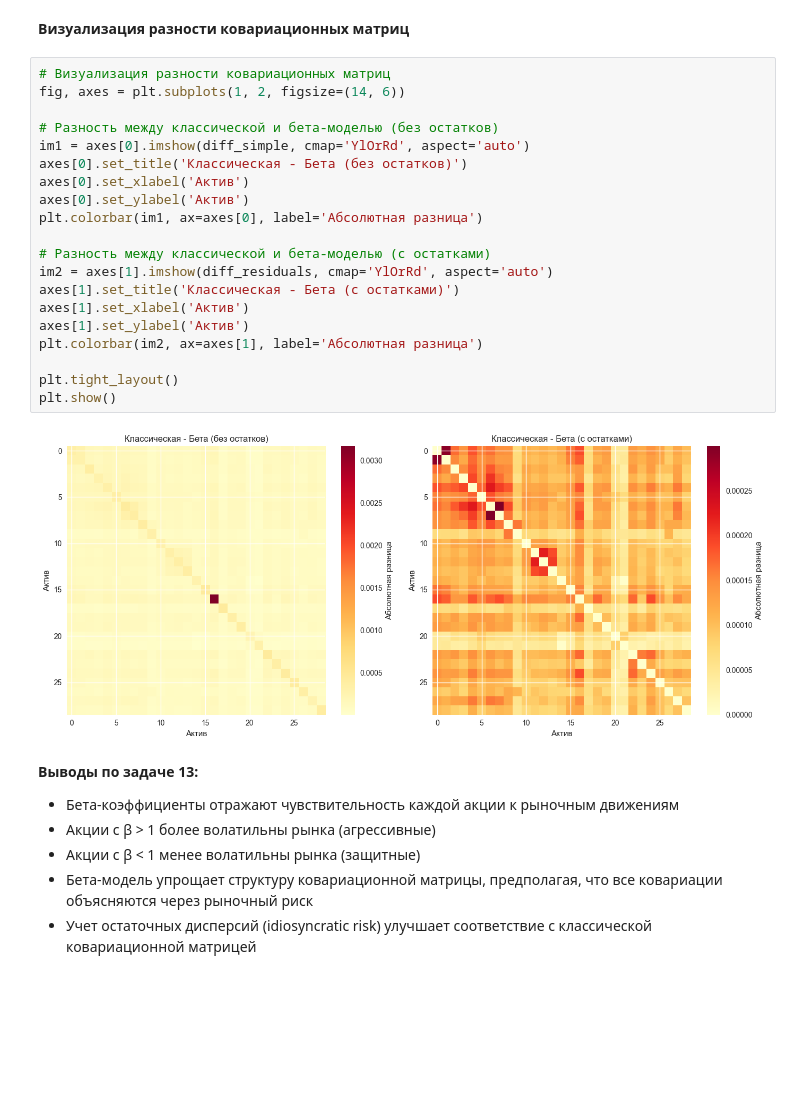
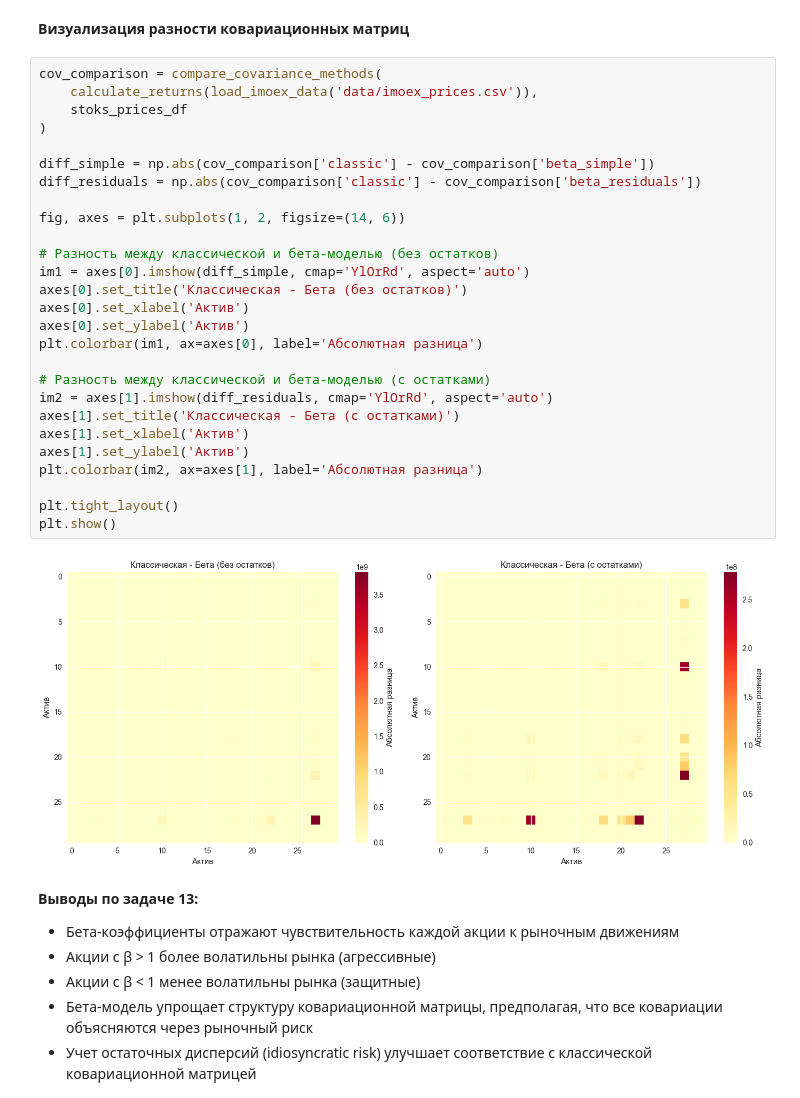
Before and after one commit to diink-iis/investment-portfolio, a Jupyter notebook: portfolio_analysis.ipynb, the cells around one changed output. Cells and saved outputs as stored; diff of their text form; blank space fills up the shorter version.

```diff
--- a/portfolio_analysis.ipynb
+++ b/portfolio_analysis.ipynb
@@ -625,27 +587,34 @@ TATN     0.522170
 # %% [markdown]
 **Визуализация разности ковариационных матриц**
 # %%
-# Визуализация разности ковариационных матриц
+cov_comparison = compare_covariance_methods(
+    calculate_returns(load_imoex_data('data/imoex_prices.csv')),
+    stoks_prices_df
+)
+
+diff_simple = np.abs(cov_comparison['classic'] - cov_comparison['beta_simple'])
+diff_residuals = np.abs(cov_comparison['classic'] - cov_comparison['beta_residuals'])
+
 fig, axes = plt.subplots(1, 2, figsize=(14, 6))
 
 # Разность между классической и бета-моделью (без остатков)
 im1 = axes[0].imshow(diff_simple, cmap='YlOrRd', aspect='auto')
 axes[0].set_title('Классическая - Бета (без остатков)')
 axes[0].set_xlabel('Актив')
 axes[0].set_ylabel('Актив')
 plt.colorbar(im1, ax=axes[0], label='Абсолютная разница')
 
 # Разность между классической и бета-моделью (с остатками)
 im2 = axes[1].imshow(diff_residuals, cmap='YlOrRd', aspect='auto')
 axes[1].set_title('Классическая - Бета (с остатками)')
 axes[1].set_xlabel('Актив')
 axes[1].set_ylabel('Актив')
 plt.colorbar(im2, ax=axes[1], label='Абсолютная разница')
 
 plt.tight_layout()
 plt.show()
 # %% [output]
-[figure, old version]
+[figure, new version]
 # %% [markdown]
 **Выводы по задаче 13:**
 - Бета-коэффициенты отражают чувствительность каждой акции к рыночным движениям
```
Also changed, not shown: parts of 7 cells of this notebook, 8 other files.
